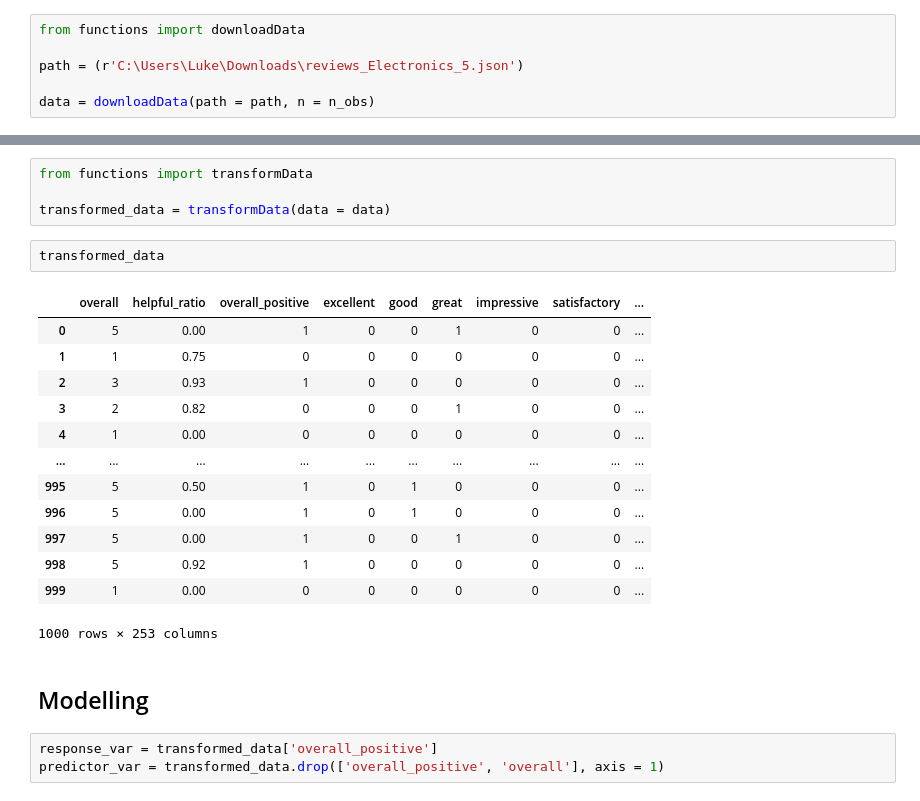
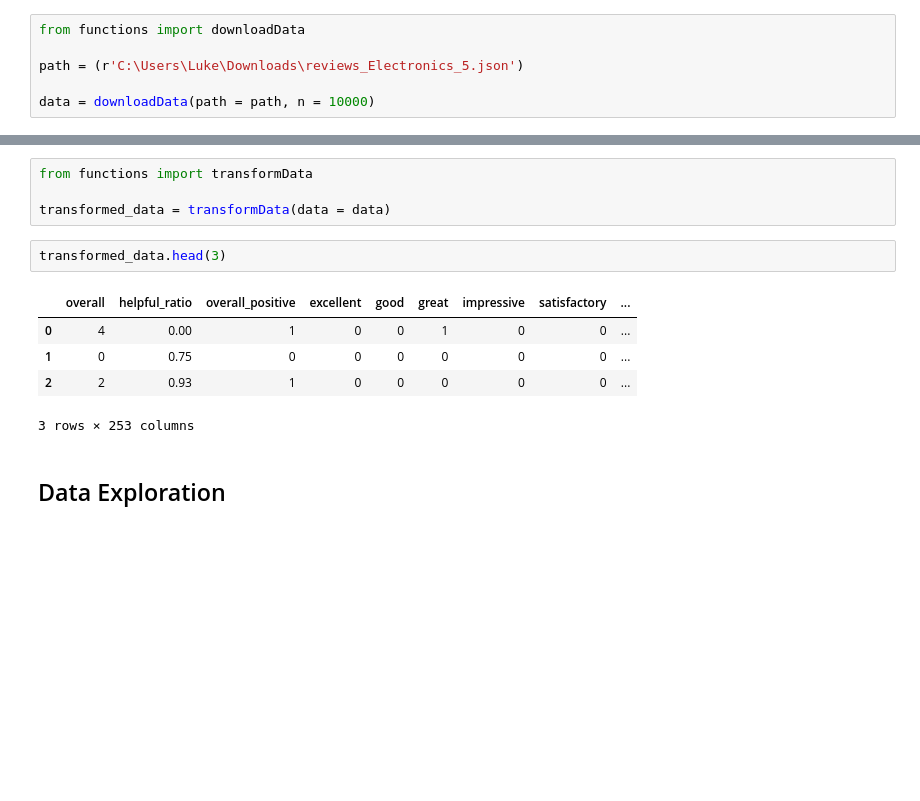
Before and after one commit to EnronMusk/MyRepo, a Jupyter notebook: ReviewGPT/model.ipynb, the cells around one changed output, grey strips where cells are left out. Drawn from its saved outputs; the diff is of its cells as text; blank space fills up the shorter version.

```diff
--- a/ReviewGPT/model.ipynb
+++ b/ReviewGPT/model.ipynb
@@ -24,5 +18,5 @@ from functions import downloadData
 
 path = (r'C:\Users\Luke\Downloads\reviews_Electronics_5.json')
 
-data = downloadData(path = path, n = n_obs)
+data = downloadData(path = path, n = 10000)
 # %%
@@ -46,26 +31,15 @@ from functions import transformData
 
 transformed_data = transformData(data = data)
 # %%
-transformed_data
+transformed_data.head(3)
 # %% [output]
 |  | overall | helpful_ratio | overall_positive | excellent | good | great | impressive | satisfactory | ... |
-| 0 | 5 | 0.00 | 1 | 0 | 0 | 1 | 0 | 0 | ... |
-| 1 | 1 | 0.75 | 0 | 0 | 0 | 0 | 0 | 0 | ... |
-| 2 | 3 | 0.93 | 1 | 0 | 0 | 0 | 0 | 0 | ... |
-| 3 | 2 | 0.82 | 0 | 0 | 0 | 1 | 0 | 0 | ... |
-| 4 | 1 | 0.00 | 0 | 0 | 0 | 0 | 0 | 0 | ... |
-| ... | ... | ... | ... | ... | ... | ... | ... | ... | ... |
-| 995 | 5 | 0.50 | 1 | 0 | 1 | 0 | 0 | 0 | ... |
-| 996 | 5 | 0.00 | 1 | 0 | 1 | 0 | 0 | 0 | ... |
-| 997 | 5 | 0.00 | 1 | 0 | 0 | 1 | 0 | 0 | ... |
-| 998 | 5 | 0.92 | 1 | 0 | 0 | 0 | 0 | 0 | ... |
-| 999 | 1 | 0.00 | 0 | 0 | 0 | 0 | 0 | 0 | ... |
+| 0 | 4 | 0.00 | 1 | 0 | 0 | 1 | 0 | 0 | ... |
+| 1 | 0 | 0.75 | 0 | 0 | 0 | 0 | 0 | 0 | ... |
+| 2 | 2 | 0.93 | 1 | 0 | 0 | 0 | 0 | 0 | ... |
-1000 rows × 253 columns
+3 rows × 253 columns
-# %% [markdown]
-## Modelling
-# %%
-response_var = transformed_data['overall_positive']
-predictor_var = transformed_data.drop(['overall_positive', 'overall'], axis = 1)
+# %% [markdown]
+## Data Exploration
 # %%
 from utils import frequencyHistogram
 
```
Also changed, not shown: parts of 32 cells of this notebook, 2 other files.
